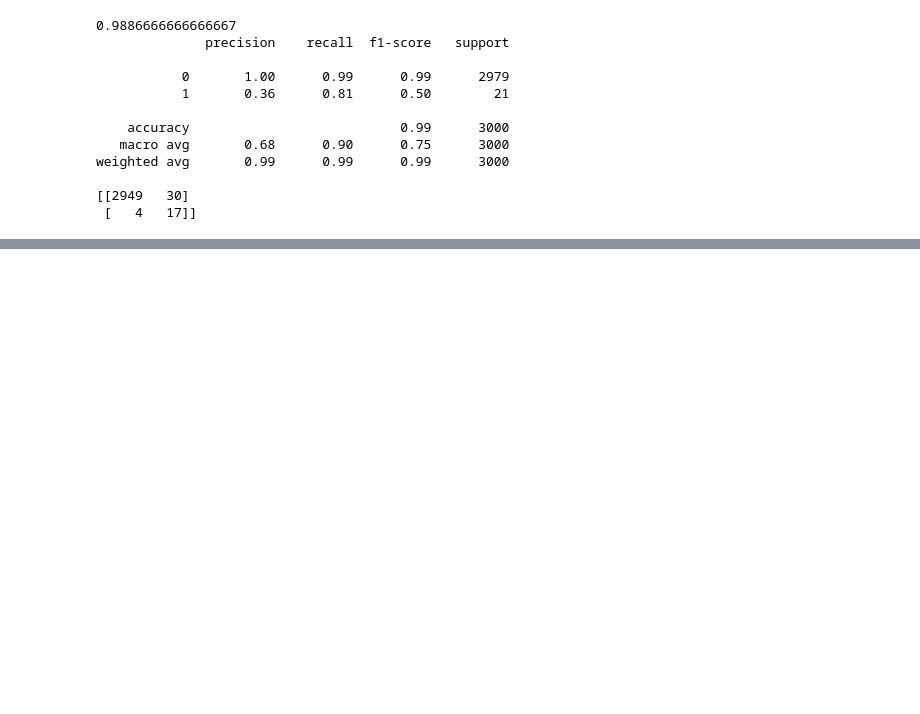
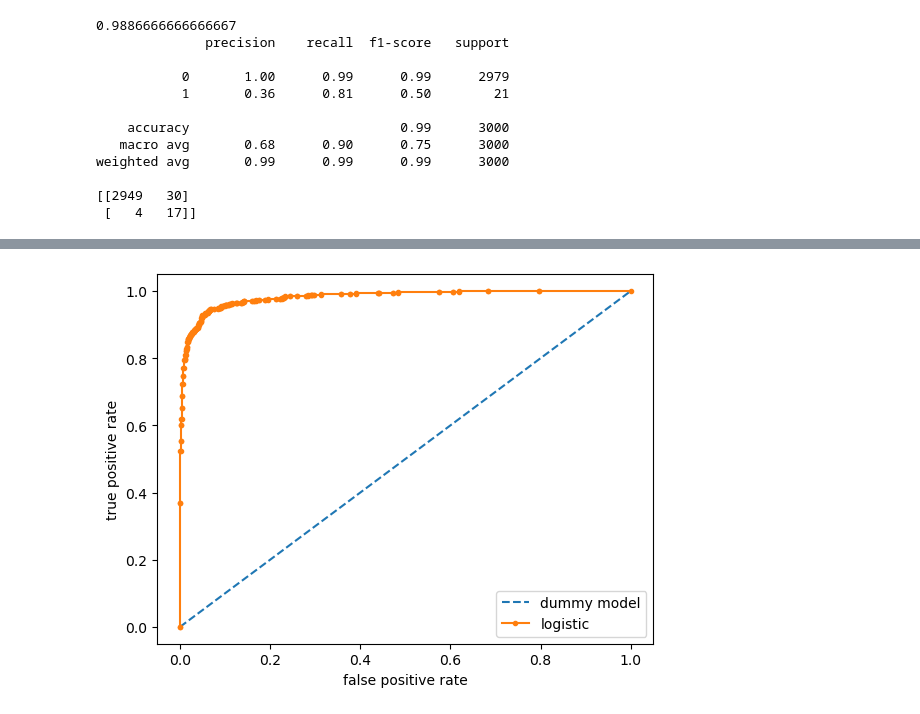
Before and after one commit to JhaSarvjeet/Machine-learning, a Jupyter notebook: 24 Logistic regression/01_logistic_regression.ipynb, the cells around one changed output, grey strips where cells are left out. Cells and saved outputs as stored; diff of their text form; code cells hidden in the pictures; blank space fills up the shorter version.

Commit message:
ROC AUC curve

```diff
--- a/24 Logistic regression/01_logistic_regression.ipynb
+++ b/24 Logistic regression/01_logistic_regression.ipynb
@@ -462,0 +500,4 @@ weighted avg       0.99      0.99      0.99      3000
+# %%
+#create basic Logistic model
+logistic=LogisticRegression()
+logistic.fit(x_train,y_train)
@@ -462,0 +506,3 @@ weighted avg       0.99      0.99      0.99      3000
+# %%
+#prediction based on probability
+model_prob=logistic.predict_proba(x_test)
@@ -462,0 +519,3 @@ weighted avg       0.99      0.99      0.99      3000
+# %%
+#lets focus on posituve outcome
+model_prob=model_prob[:,1]
@@ -462,0 +531,4 @@ weighted avg       0.99      0.99      0.99      3000
+# %%
+#calculate ROC curve
+dummy_fpr,dummy_tpr,_=roc_curve(y_test,dummy_model_prob)
+model_fpr,model_tpr,thresold=roc_curve(y_test,model_prob)
@@ -462,0 +595,9 @@ weighted avg       0.99      0.99      0.99      3000
+# %%
+plt.plot(dummy_fpr,dummy_tpr,linestyle='--',label='dummy model')
+plt.plot(model_fpr,model_tpr,marker='.',label='logistic')
+plt.xlabel('false positive rate')
+plt.ylabel('true positive rate')
+plt.legend()
+plt.show()
+# %% [output]
+[figure, added]
```
Also changed, not shown: parts of 13 cells of this notebook.
